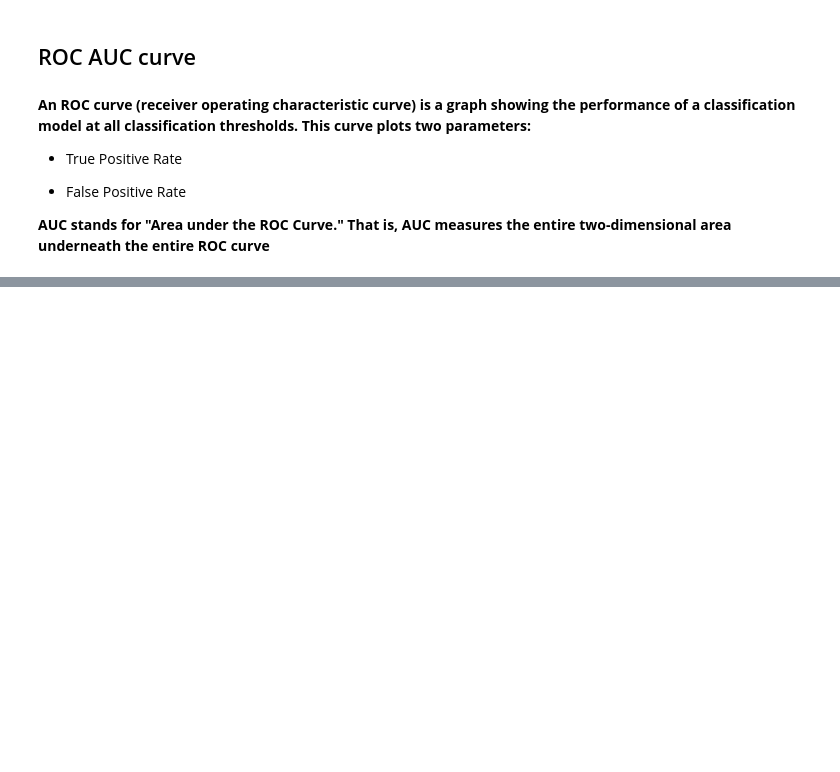
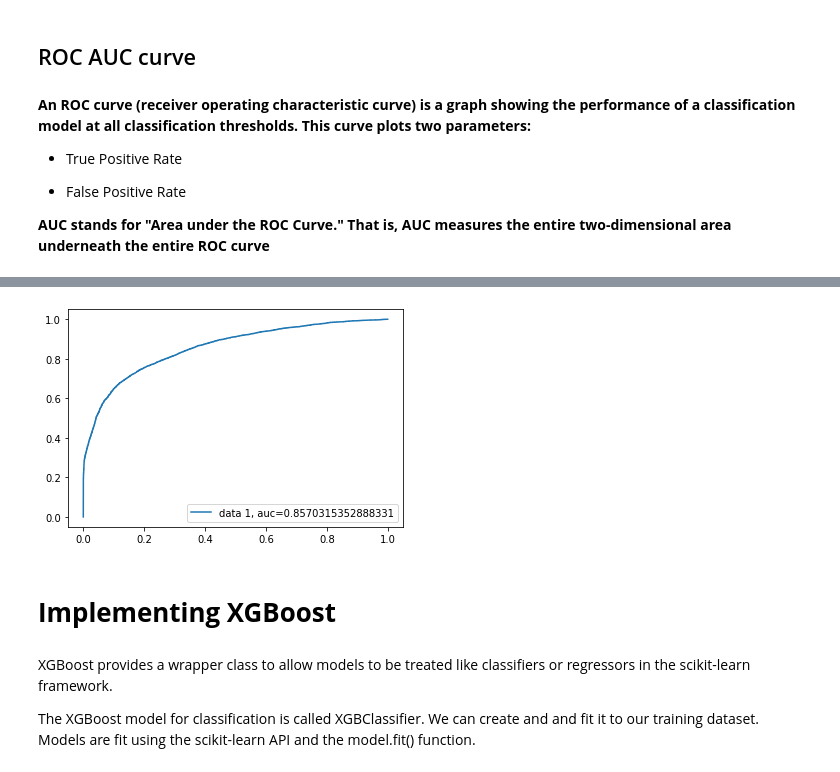
Before and after one commit to avinashyadav11/Credit-Card-Default-Prediction, a Jupyter notebook: Credit_Card_Default_Prediction_Capstone_Project.ipynb, the cells around one changed output, grey strips where cells are left out. Drawn from its saved outputs; the diff is of its cells as text; code cells hidden in the pictures; blank space fills up the shorter version.

```diff
--- a/Credit_Card_Default_Prediction_Capstone_Project.ipynb
+++ b/Credit_Card_Default_Prediction_Capstone_Project.ipynb
@@ -1130,0 +1270,17 @@ plt.show()
+# %%
+y_pred_proba_SVC = optimal_SVC_clf.predict_proba(X_test)[::,1]
+# %%
+# ROC AUC CURVE
+fpr, tpr, _ = roc_curve(y_test,  y_pred_proba_SVC)
+auc = roc_auc_score(y_test, y_pred_proba_SVC)
+plt.plot(fpr,tpr,label="data 1, auc="+str(auc))
+plt.legend(loc=4)
+plt.show()
+# %% [output]
+[figure, added]
+# %% [markdown]
+# **Implementing XGBoost**
+# %% [markdown]
+XGBoost provides a wrapper class to allow models to be treated like classifiers or regressors in the scikit-learn framework.
+
+The XGBoost model for classification is called XGBClassifier. We can create and and fit it to our training dataset. Models are fit using the scikit-learn API and the model.fit() function.
```
Also changed, not shown: parts of 104 cells of this notebook.
